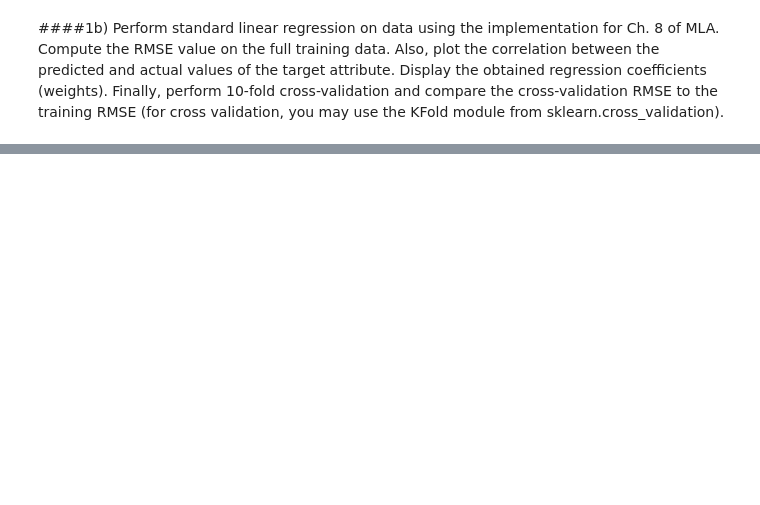
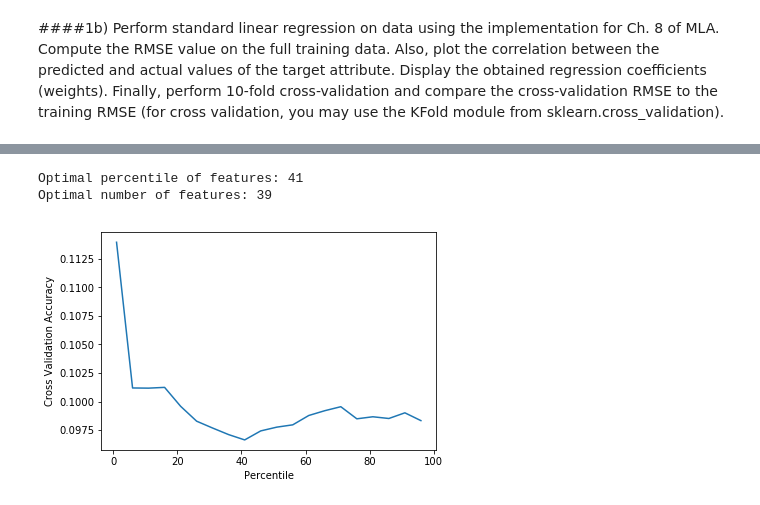
Before and after one commit to kyloop/CSC_478_Programming_Machine_Learning, a Jupyter notebook: assign3_submit1.ipynb, the cells around one changed output, grey strips where cells are left out. Saved outputs shown, nothing was run; the diff lists cells and outputs as text; code cells hidden in the pictures; blank space fills up the shorter version.

```diff
--- a/assign3_submit1.ipynb
+++ b/assign3_submit1.ipynb
@@ -277,0 +231,4 @@ matrix([[0.19, 0.33, 0.02, 0.9, 0.12, 0.17, 0.34, 0.47, 0.29, 0.32, 0.2,
+# %%
+from sklearn.cross_validation import train_test_split
+x1=np.array(x1)
+x_train, x_test, y_train, y_test = train_test_split(x1, y1.T, test_size=0.2, random_state=55)
@@ -277,0 +255,15 @@ matrix([[0.19, 0.33, 0.02, 0.9, 0.12, 0.17, 0.34, 0.47, 0.29, 0.32, 0.2,
+# %%
+from sklearn import feature_selection
+from sklearn import cross_validation
+
+# Create linear regression object
+linreg = LinearRegression()
+results=[]
+n_fold=5 #Set number of fold =5
+percentiles = range(1, 100, 5) #Pre-set the the precentile
+for i in range(1,100,n_fold):
+    fs = feature_selection.SelectPercentile(feature_selection.f_regression ,percentile=i)
+    x_train_fs = fs.fit_transform(x_train,y_train)
+    scores = abs(cross_validation.cross_val_score(linreg,x_train_fs,y_train,cv=5,scoring='mean_absolute_error'))
+    print(i,scores.mean())
+    results = np.append(results, scores.mean())
@@ -277,0 +291,16 @@ matrix([[0.19, 0.33, 0.02, 0.9, 0.12, 0.17, 0.34, 0.47, 0.29, 0.32, 0.2,
+# %%
+percentiles = range(1, 100, 5)
+optimal_percentile = np.where(results == results.min())[0]
+print('Optimal percentile of features:',percentiles[optimal_percentile])
+optimal_num_features = (int(percentiles[optimal_percentile])/100) * len(x.columns)
+print('Optimal number of features: %2d' %(optimal_num_features))
+# %% [output]
+Optimal percentile of features: 41
+Optimal number of features: 39
+# %%
+plt.plot(percentiles,results)
+plt.xlabel('Percentile')
+plt.ylabel('Cross Validation Accuracy')
+plt.show()
+# %% [output]
+[figure, added]
```
Also changed, not shown: parts of 143 cells of this notebook.
